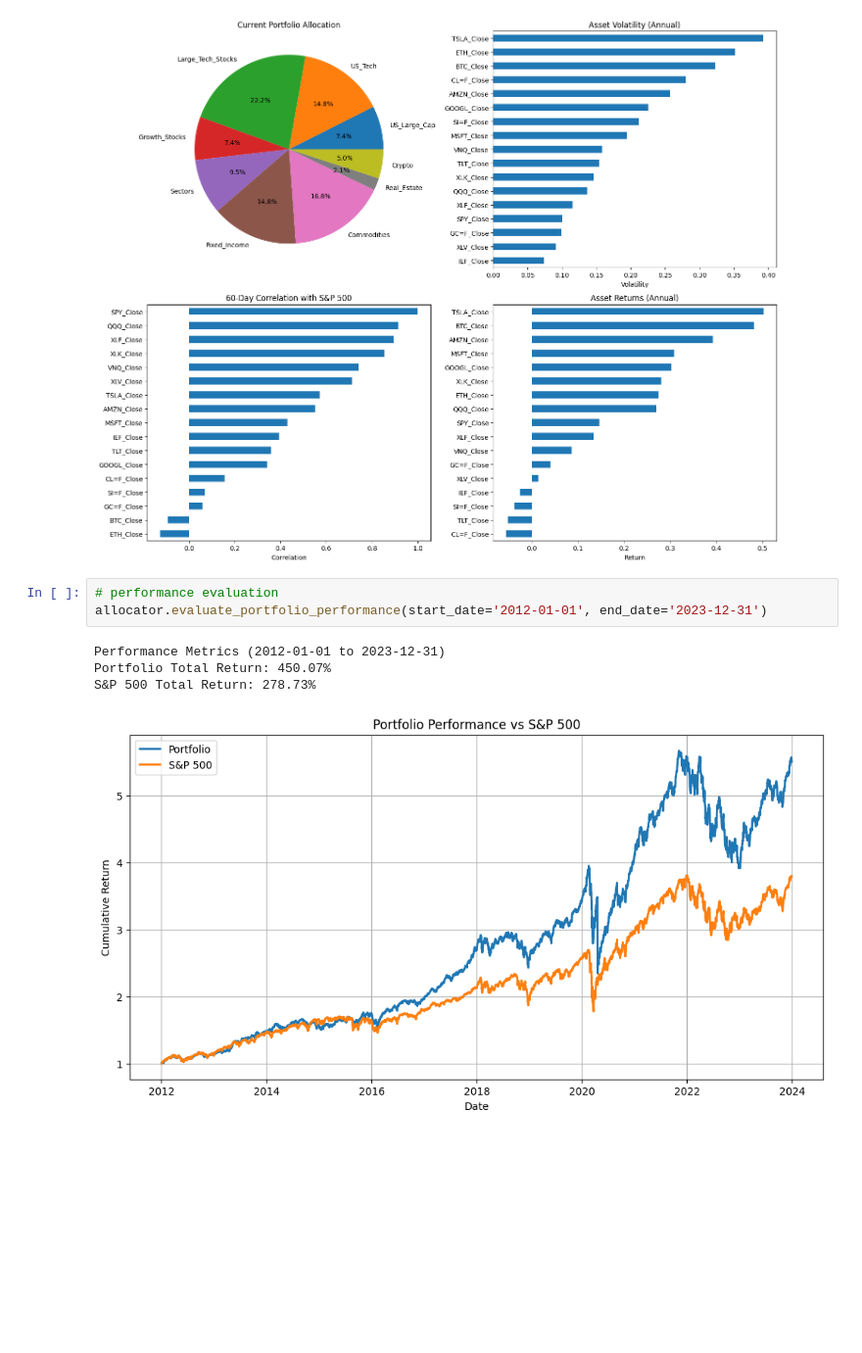
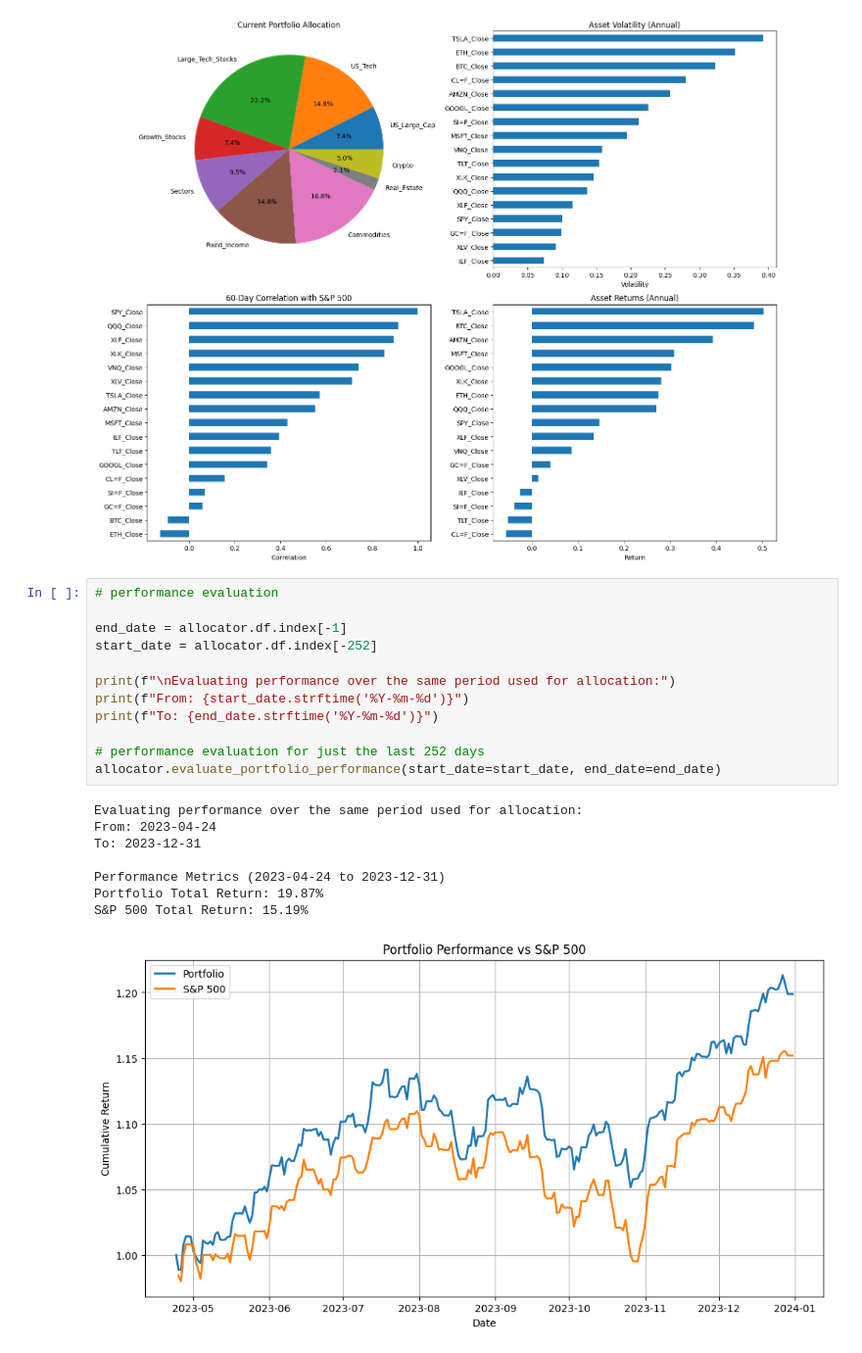
Before and after one commit to mturos19/7151CEM, a Jupyter notebook: randomforest_alloc.ipynb, the cells around one changed output. Shown at 98% size. Cells and saved outputs as stored; diff of their text form; blank space fills up the shorter version.

Commit message:
Update allocation dates. Only past 252 trading days.

```diff
--- a/randomforest_alloc.ipynb
+++ b/randomforest_alloc.ipynb
@@ -421,11 +421,24 @@ dtype: float64
 allocator.plot_portfolio_insights()
 # %% [output]
 [figure]
-# %%
-# performance evaluation
-allocator.evaluate_portfolio_performance(start_date='2012-01-01', end_date='2023-12-31')
-# %% [output]
-Performance Metrics (2012-01-01 to 2023-12-31)
-Portfolio Total Return: 450.07%
-S&P 500 Total Return: 278.73%
-[figure, removed]
+# %%
+# performance evaluation
+
+end_date = allocator.df.index[-1]
+start_date = allocator.df.index[-252]
+
+print(f"\nEvaluating performance over the same period used for allocation:")
+print(f"From: {start_date.strftime('%Y-%m-%d')}")
+print(f"To: {end_date.strftime('%Y-%m-%d')}")
+
+# performance evaluation for just the last 252 days
+allocator.evaluate_portfolio_performance(start_date=start_date, end_date=end_date)
+# %% [output]
+Evaluating performance over the same period used for allocation:
+From: 2023-04-24
+To: 2023-12-31
+
+Performance Metrics (2023-04-24 to 2023-12-31)
+Portfolio Total Return: 19.87%
+S&P 500 Total Return: 15.19%
+[figure, added]
```
